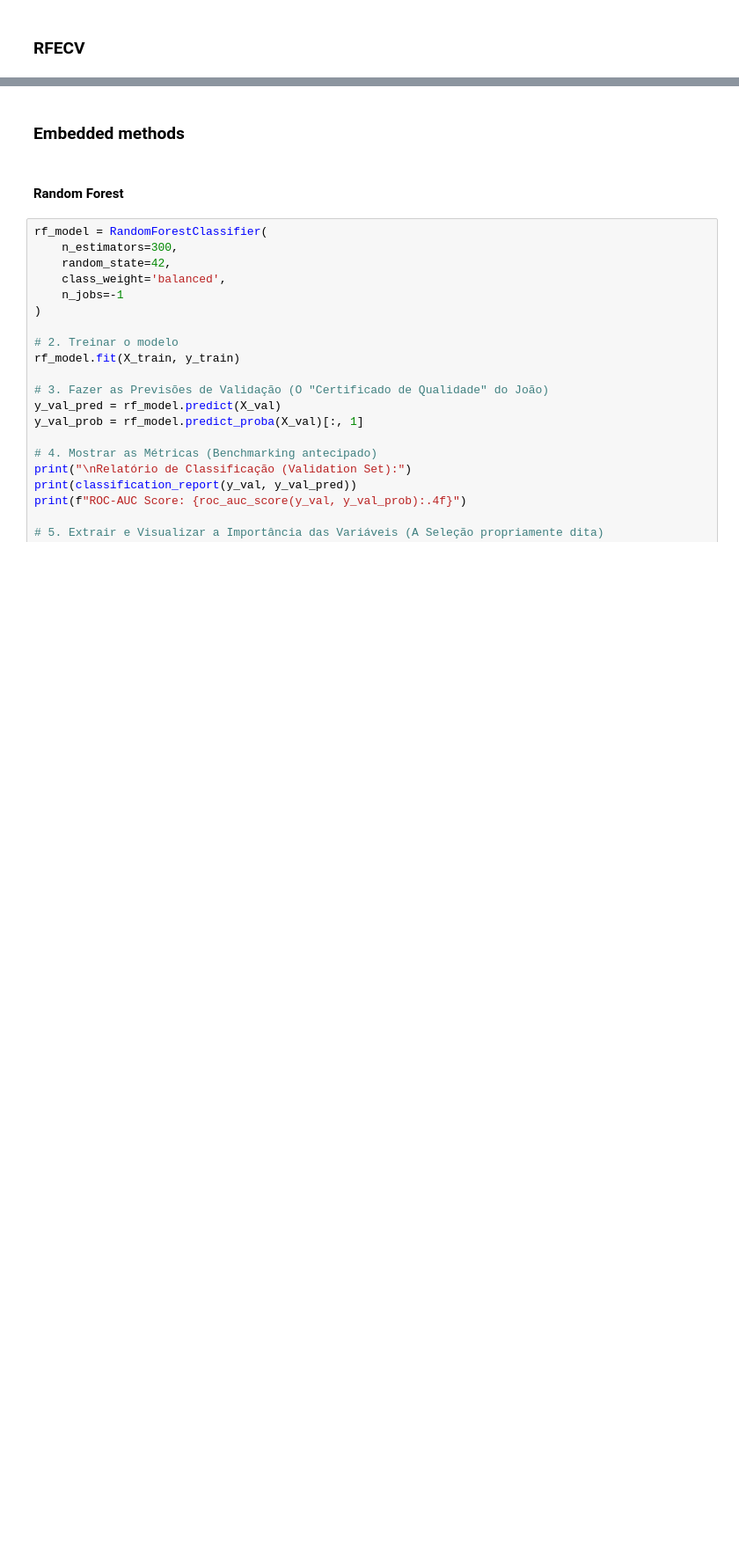
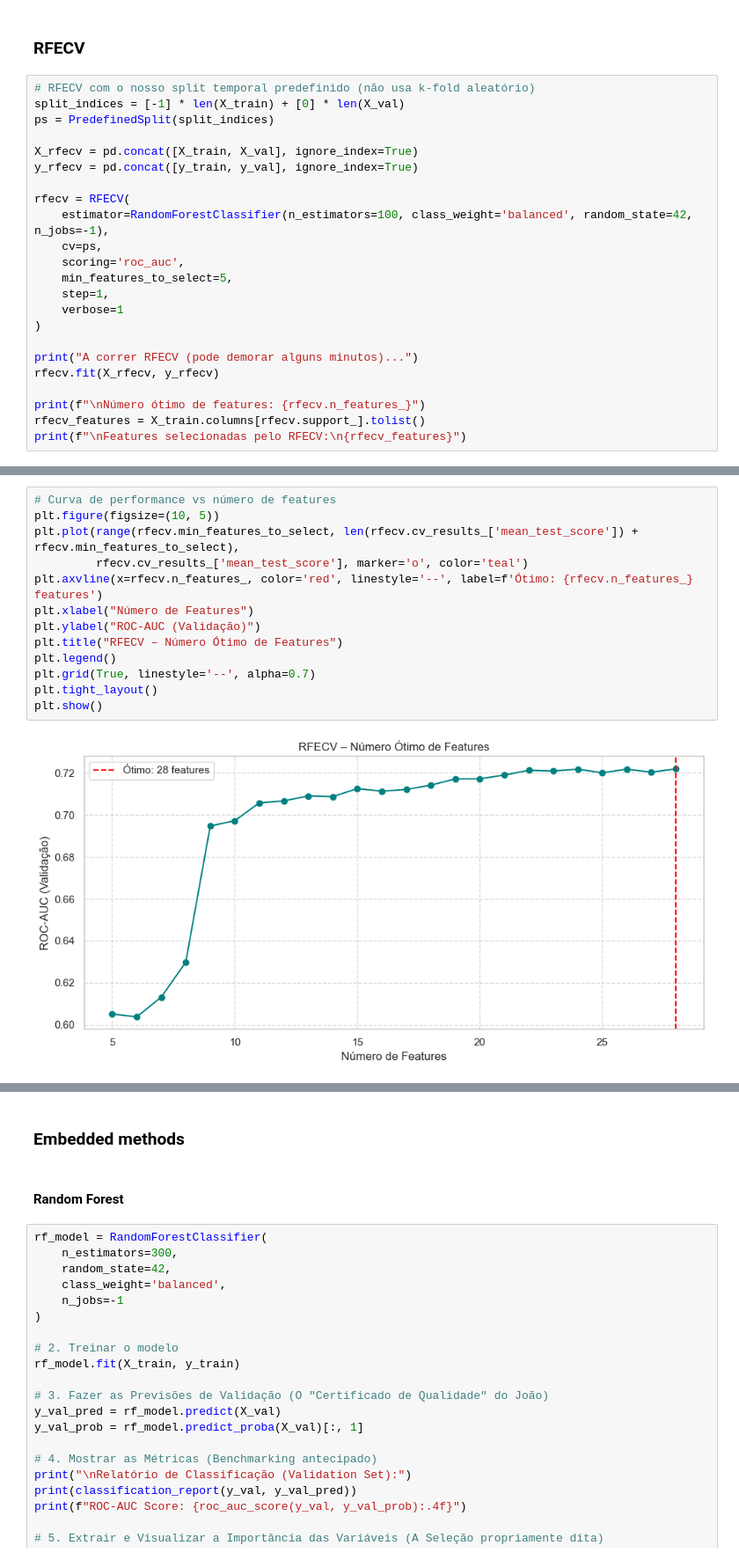
Before and after one commit to Alanog10/BNP-Paribas, a Jupyter notebook: Classification catarina copy.ipynb, the cells around one changed output, grey strips where cells are left out. Shown at 88% size. Drawn from its saved outputs; the diff is of its cells as text; blank space fills up the shorter version.

```diff
--- a/Classification catarina copy.ipynb
+++ b/Classification catarina copy.ipynb
@@ -343,4 +361,26 @@ O modelo escolheu estas 15 variáveis:
 # %% [markdown]
 ### RFECV
 # %%
+# RFECV com o nosso split temporal predefinido (não usa k-fold aleatório)
+split_indices = [-1] * len(X_train) + [0] * len(X_val)
+ps = PredefinedSplit(split_indices)
+
+X_rfecv = pd.concat([X_train, X_val], ignore_index=True)
+y_rfecv = pd.concat([y_train, y_val], ignore_index=True)
+
+rfecv = RFECV(
+    estimator=RandomForestClassifier(n_estimators=100, class_weight='balanced', random_state=42, n_jobs=-1),
+    cv=ps,
+    scoring='roc_auc',
+    min_features_to_select=5,
+    step=1,
+    verbose=1
+)
+
+print("A correr RFECV (pode demorar alguns minutos)...")
+rfecv.fit(X_rfecv, y_rfecv)
+
+print(f"\nNúmero ótimo de features: {rfecv.n_features_}")
+rfecv_features = X_train.columns[rfecv.support_].tolist()
+print(f"\nFeatures selecionadas pelo RFECV:\n{rfecv_features}")
 # %% [output]
@@ -348,0 +404,15 @@ ValueError: Found input variables with inconsistent numbers of samples: [61316,
+# %%
+# Curva de performance vs número de features
+plt.figure(figsize=(10, 5))
+plt.plot(range(rfecv.min_features_to_select, len(rfecv.cv_results_['mean_test_score']) + rfecv.min_features_to_select),
+         rfecv.cv_results_['mean_test_score'], marker='o', color='teal')
+plt.axvline(x=rfecv.n_features_, color='red', linestyle='--', label=f'Ótimo: {rfecv.n_features_} features')
+plt.xlabel("Número de Features")
+plt.ylabel("ROC-AUC (Validação)")
+plt.title("RFECV – Número Ótimo de Features")
+plt.legend()
+plt.grid(True, linestyle='--', alpha=0.7)
+plt.tight_layout()
+plt.show()
+# %% [output]
+[figure, added]
```
Also changed, not shown: parts of 47 cells of this notebook, 2 other files.
